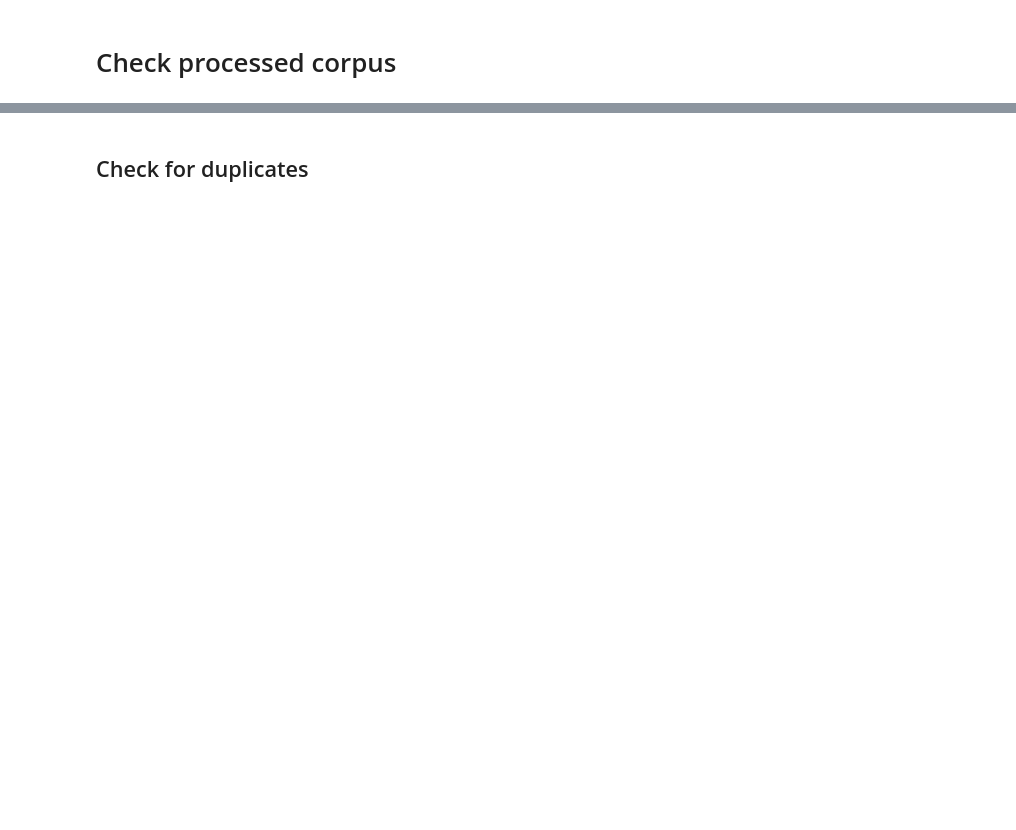
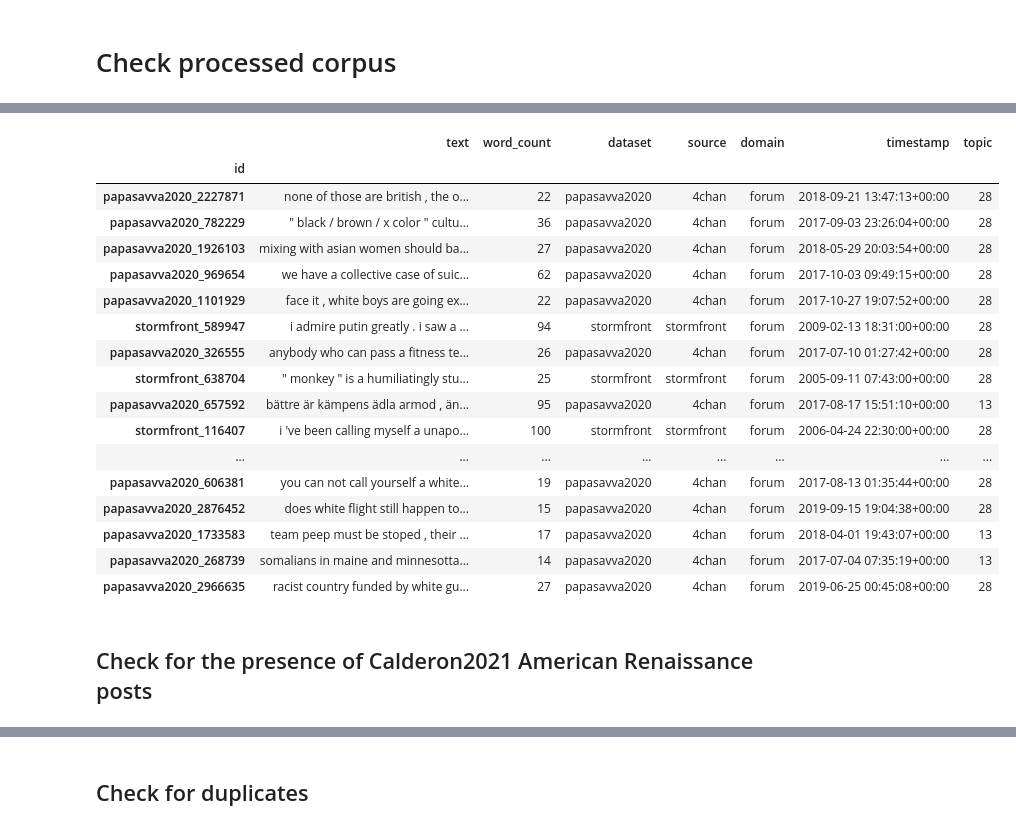
Before and after one commit to michaelmilleryoder/white_supremacist_lang, a Jupyter notebook: jupyter/corpus_stats.ipynb, the cells around one changed output, grey strips where cells are left out. Saved outputs shown, nothing was run; the diff lists cells and outputs as text; code cells hidden in the pictures; blank space fills up the shorter version.

```diff
--- a/jupyter/corpus_stats.ipynb
+++ b/jupyter/corpus_stats.ipynb
@@ -2,0 +5,7 @@
+# %%
+# Load white supremacist training corpus
+import pandas as pd
+
+path = '../tmp/white_supremacist_train_corpus.pkl'
+ws_data = pd.read_pickle(path)
+ws_data.info()
@@ -2,0 +27,24 @@
+# %%
+pd.set_option('display.max_colwidth', None)
+ws_data.sample(20)
+# %% [output]
+|  | text | word_count | dataset | source | domain | timestamp | topic |
+| id |  |  |  |  |  |  |  |
+| papasavva2020_2227871 | none of those are british , the o... | 22 | papasavva2020 | 4chan | forum | 2018-09-21 13:47:13+00:00 | 28 |
+| papasavva2020_782229 | " black / brown / x color " cultu... | 36 | papasavva2020 | 4chan | forum | 2017-09-03 23:26:04+00:00 | 28 |
+| papasavva2020_1926103 | mixing with asian women should ba... | 27 | papasavva2020 | 4chan | forum | 2018-05-29 20:03:54+00:00 | 28 |
+| papasavva2020_969654 | we have a collective case of suic... | 62 | papasavva2020 | 4chan | forum | 2017-10-03 09:49:15+00:00 | 28 |
+| papasavva2020_1101929 | face it , white boys are going ex... | 22 | papasavva2020 | 4chan | forum | 2017-10-27 19:07:52+00:00 | 28 |
+| stormfront_589947 | i admire putin greatly . i saw a ... | 94 | stormfront | stormfront | forum | 2009-02-13 18:31:00+00:00 | 28 |
+| papasavva2020_326555 | anybody who can pass a fitness te... | 26 | papasavva2020 | 4chan | forum | 2017-07-10 01:27:42+00:00 | 28 |
+| stormfront_638704 | " monkey " is a humiliatingly stu... | 25 | stormfront | stormfront | forum | 2005-09-11 07:43:00+00:00 | 28 |
+| papasavva2020_657592 | bättre är kämpens ädla armod , än... | 95 | papasavva2020 | 4chan | forum | 2017-08-17 15:51:10+00:00 | 13 |
+| stormfront_116407 | i 've been calling myself a unapo... | 100 | stormfront | stormfront | forum | 2006-04-24 22:30:00+00:00 | 28 |
+| ... | ... | ... | ... | ... | ... | ... | ... |
+| papasavva2020_606381 | you can not call yourself a white... | 19 | papasavva2020 | 4chan | forum | 2017-08-13 01:35:44+00:00 | 28 |
+| papasavva2020_2876452 | does white flight still happen to... | 15 | papasavva2020 | 4chan | forum | 2019-09-15 19:04:38+00:00 | 28 |
+| papasavva2020_1733583 | team peep must be stoped , their ... | 17 | papasavva2020 | 4chan | forum | 2018-04-01 19:43:07+00:00 | 13 |
+| papasavva2020_268739 | somalians in maine and minnesotta... | 14 | papasavva2020 | 4chan | forum | 2017-07-04 07:35:19+00:00 | 13 |
+| papasavva2020_2966635 | racist country funded by white gu... | 27 | papasavva2020 | 4chan | forum | 2019-06-25 00:45:08+00:00 | 28 |
+# %% [markdown]
+## Check for the presence of Calderon2021 American Renaissance posts
```
Also changed, not shown: parts of 18 cells of this notebook, 50 other files.
